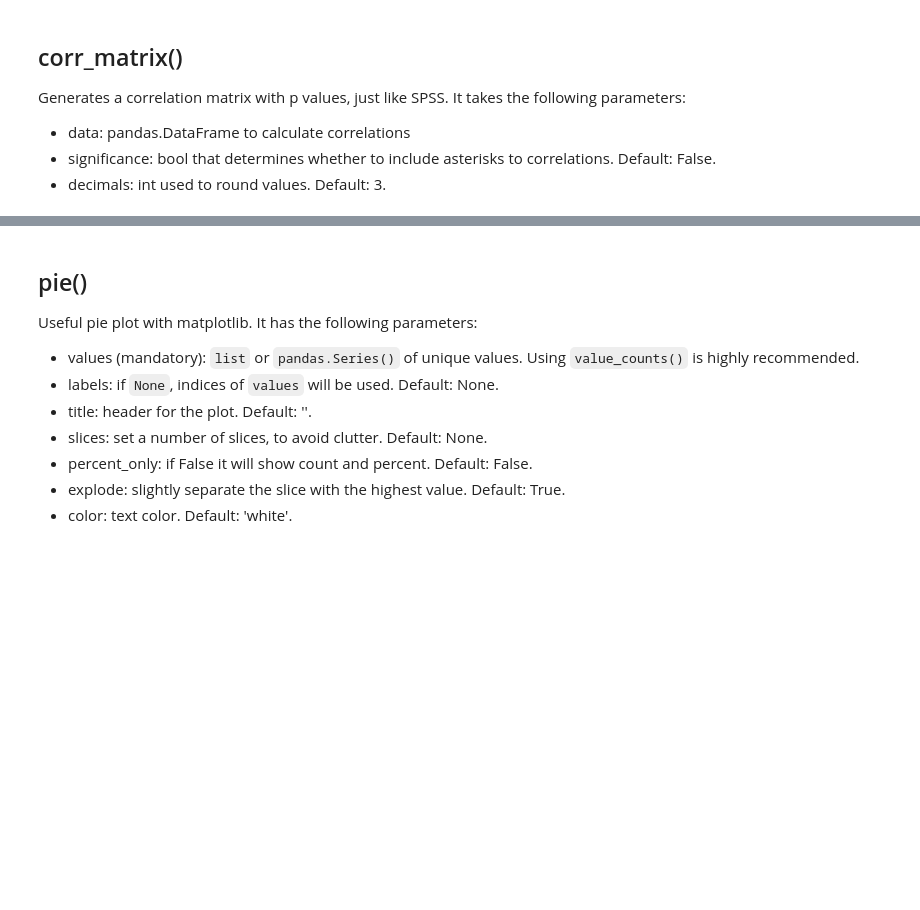
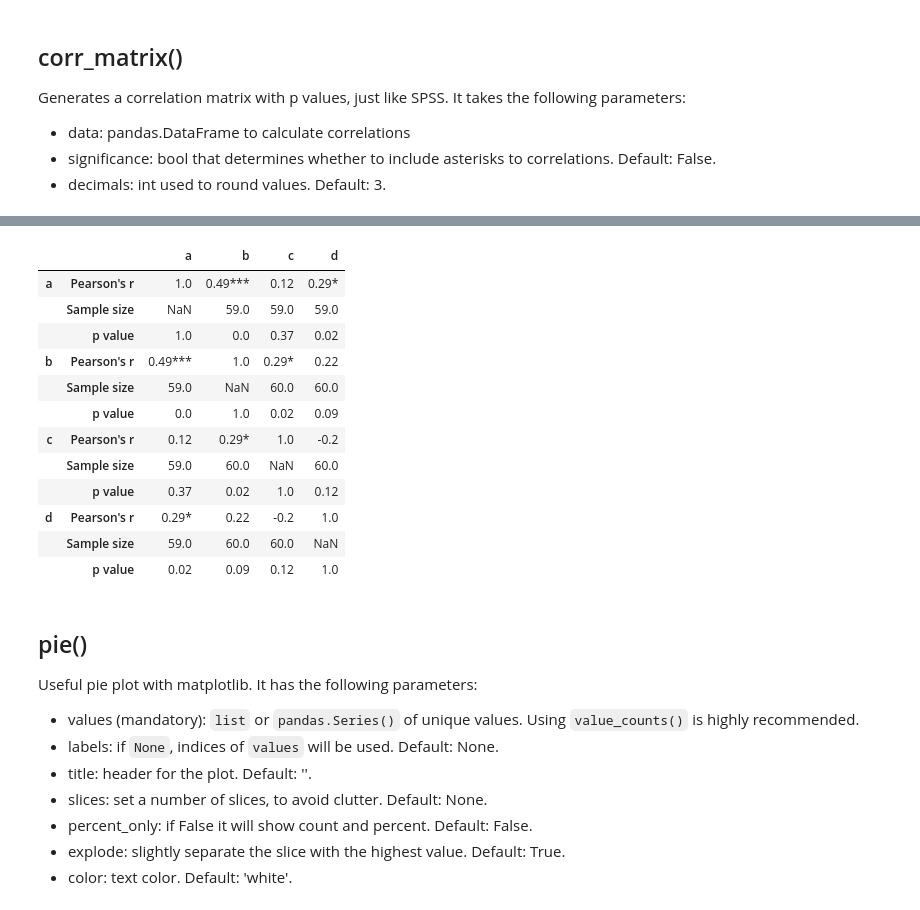
Before and after one commit to javiercmh/datasci-tools, a Jupyter notebook: Tools sandbox.ipynb, the cells around one changed output, grey strips where cells are left out. Drawn from its saved outputs; the diff is of its cells as text; code cells hidden in the pictures; blank space fills up the shorter version.

```diff
--- a/Tools sandbox.ipynb
+++ b/Tools sandbox.ipynb
@@ -99,3 +99,19 @@ corr_matrix(data2, significance=True, decimals=3)
+# %%
+corr_matrix(data2, significance=True, decimals=2)
+# %% [output]
+|  |  | a | b | c | d |
+| a | Pearson's r | 1.0 | 0.49*** | 0.12 | 0.29* |
+|  | Sample size | NaN | 59.0 | 59.0 | 59.0 |
+|  | p value | 1.0 | 0.0 | 0.37 | 0.02 |
+| b | Pearson's r | 0.49*** | 1.0 | 0.29* | 0.22 |
+|  | Sample size | 59.0 | NaN | 60.0 | 60.0 |
+|  | p value | 0.0 | 1.0 | 0.02 | 0.09 |
+| c | Pearson's r | 0.12 | 0.29* | 1.0 | -0.2 |
+|  | Sample size | 59.0 | 60.0 | NaN | 60.0 |
+|  | p value | 0.37 | 0.02 | 1.0 | 0.12 |
+| d | Pearson's r | 0.29* | 0.22 | -0.2 | 1.0 |
+|  | Sample size | 59.0 | 60.0 | 60.0 | NaN |
+|  | p value | 0.02 | 0.09 | 0.12 | 1.0 |
 # %% [markdown]
 ## pie()
 
```
Also changed, not shown: parts of 8 cells of this notebook.
